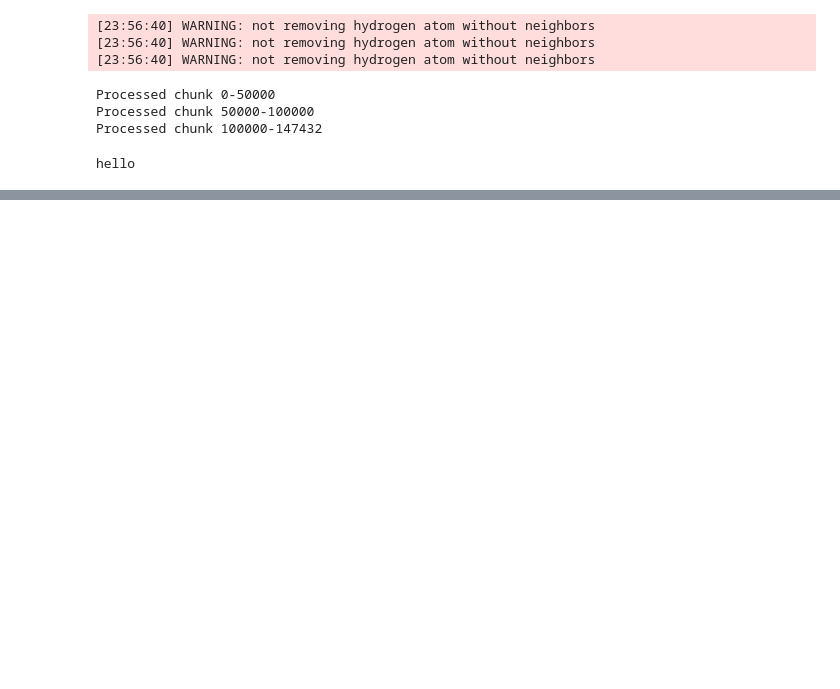
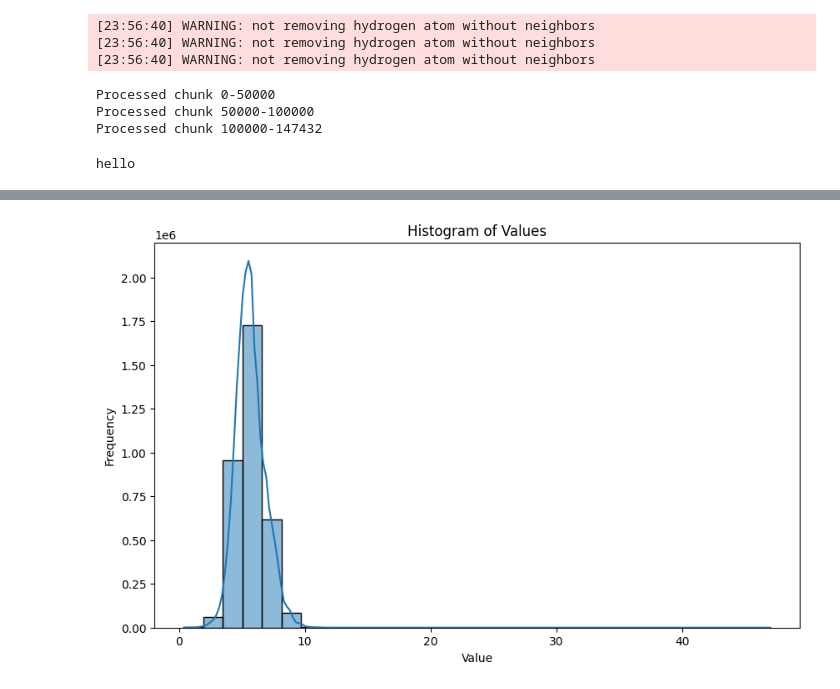
Before and after one commit to Jozefov/NeuralSpecLibrary, a Jupyter notebook: ogb_dataset/ogb_test.ipynb, the cells around one changed output, grey strips where cells are left out. Cells and saved outputs as stored; diff of their text form; code cells hidden in the pictures; blank space fills up the shorter version.

```diff
--- a/ogb_dataset/ogb_test.ipynb
+++ b/ogb_dataset/ogb_test.ipynb
@@ -64,0 +130,10 @@ hello
+# %%
+# Histogram of the 'Value' column
+plt.figure(figsize=(10, 6))
+sns.histplot(df['Value'], kde=True, bins=30)  # Adjust the number of bins as needed
+plt.title('Histogram of Values')
+plt.xlabel('Value')
+plt.ylabel('Frequency')
+plt.show()
+# %% [output]
+[figure, added]
```
Also changed, not shown: parts of 12 cells of this notebook, 1 other file.
